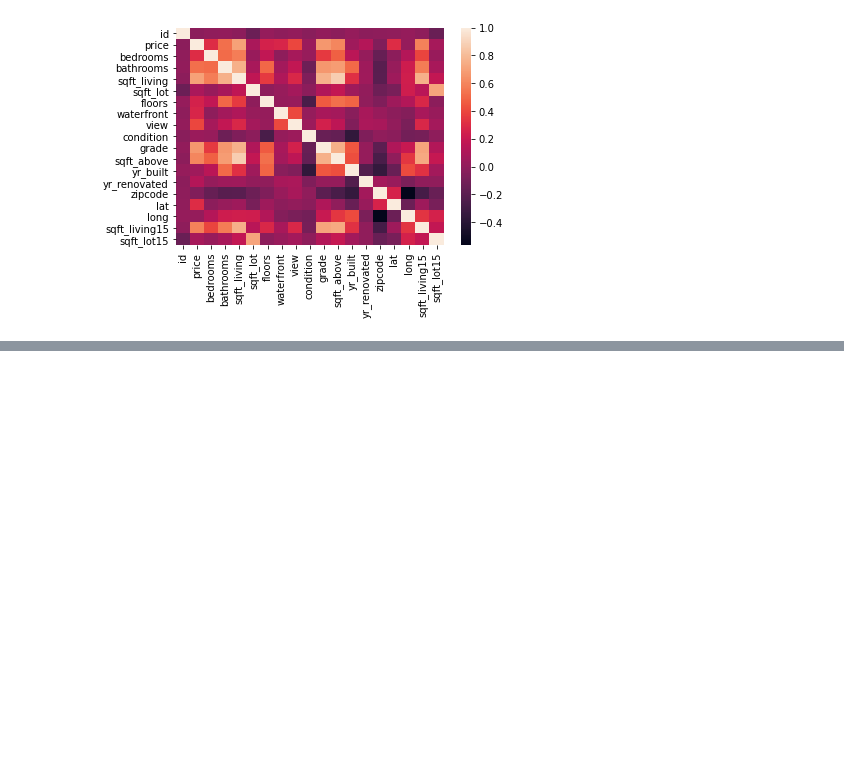
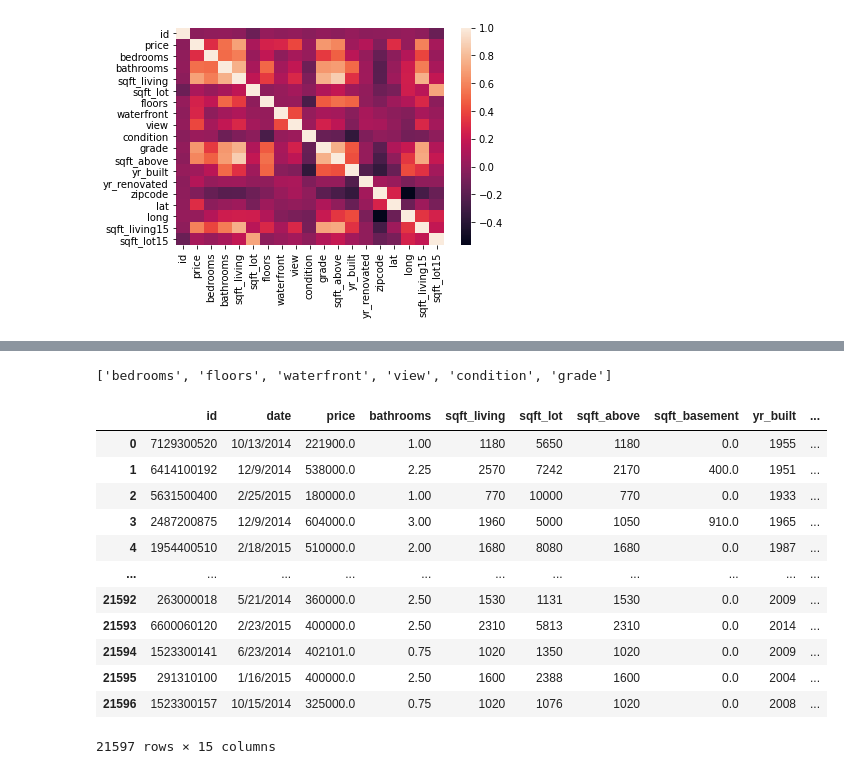
Before and after one commit to ozbunae/Housing_Data, a Jupyter notebook: Project 2.ipynb, the cells around one changed output, grey strips where cells are left out. Saved outputs shown, nothing was run; the diff lists cells and outputs as text; code cells hidden in the pictures; blank space fills up the shorter version.

```diff
--- a/Project 2.ipynb
+++ b/Project 2.ipynb
@@ -125,0 +196,4 @@ sns.heatmap(df.corr())
+# %%
+cats
+# %% [output]
+['bedrooms', 'floors', 'waterfront', 'view', 'condition', 'grade']
@@ -125,0 +202,16 @@ sns.heatmap(df.corr())
+# %%
+df_conts
+# %% [output]
+|  | id | date | price | bathrooms | sqft_living | sqft_lot | sqft_above | sqft_basement | yr_built | ... |
+| 0 | 7129300520 | 10/13/2014 | 221900.0 | 1.00 | 1180 | 5650 | 1180 | 0.0 | 1955 | ... |
+| 1 | 6414100192 | 12/9/2014 | 538000.0 | 2.25 | 2570 | 7242 | 2170 | 400.0 | 1951 | ... |
+| 2 | 5631500400 | 2/25/2015 | 180000.0 | 1.00 | 770 | 10000 | 770 | 0.0 | 1933 | ... |
+| 3 | 2487200875 | 12/9/2014 | 604000.0 | 3.00 | 1960 | 5000 | 1050 | 910.0 | 1965 | ... |
+| 4 | 1954400510 | 2/18/2015 | 510000.0 | 2.00 | 1680 | 8080 | 1680 | 0.0 | 1987 | ... |
+| ... | ... | ... | ... | ... | ... | ... | ... | ... | ... | ... |
+| 21592 | 263000018 | 5/21/2014 | 360000.0 | 2.50 | 1530 | 1131 | 1530 | 0.0 | 2009 | ... |
+| 21593 | 6600060120 | 2/23/2015 | 400000.0 | 2.50 | 2310 | 5813 | 2310 | 0.0 | 2014 | ... |
+| 21594 | 1523300141 | 6/23/2014 | 402101.0 | 0.75 | 1020 | 1350 | 1020 | 0.0 | 2009 | ... |
+| 21595 | 291310100 | 1/16/2015 | 400000.0 | 2.50 | 1600 | 2388 | 1600 | 0.0 | 2004 | ... |
+| 21596 | 1523300157 | 10/15/2014 | 325000.0 | 0.75 | 1020 | 1076 | 1020 | 0.0 | 2008 | ... |
+21597 rows × 15 columns
```
Also changed, not shown: parts of 21 cells of this notebook.
